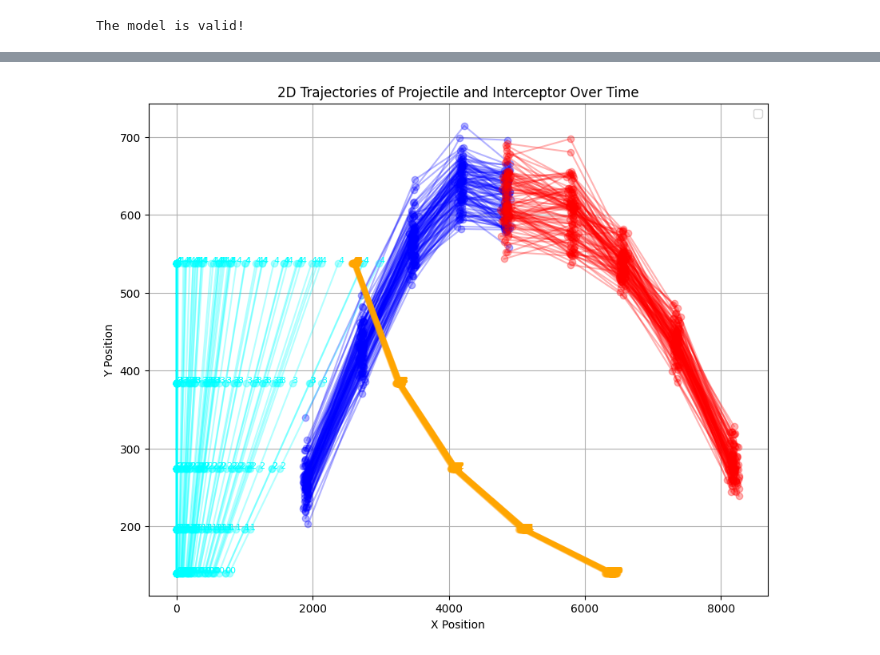
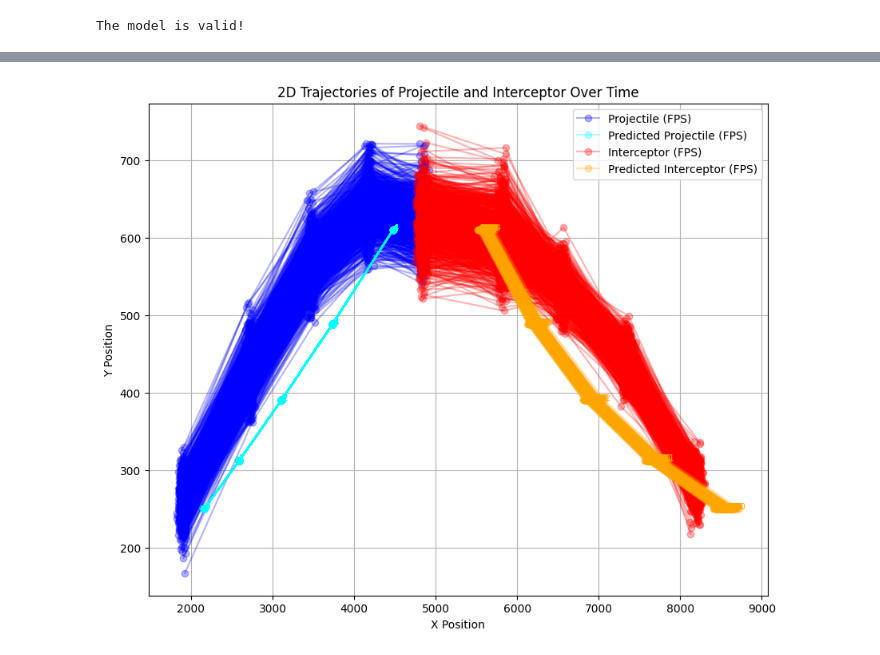
Before and after one commit to SuvarnPillay/Research-Project, a Jupyter notebook: PHASE_4/code/3 - learned_model_imperfect_info.ipynb, the cells around one changed output, grey strips where cells are left out. Saved outputs shown, nothing was run; the diff lists cells and outputs as text; code cells hidden in the pictures.

```diff
--- a/PHASE_4/code/3 - learned_model_imperfect_info.ipynb
+++ b/PHASE_4/code/3 - learned_model_imperfect_info.ipynb
@@ -203,8 +207,11 @@ def fit_cpd_for_node(node, parents, data):
 
 
 
-
-data = pd.read_csv('trajectory_data.csv')
+all_data = pd.read_csv('trajectory_data.csv')
+# Fit the CPDs and measure time
+start_train_time = time.time()
+# data = all_data.iloc[:100000]
+data = all_data
 
 # Assuming you have a pandas DataFrame `data` with all necessary columns.
 for i in range(6):
@@ -250,6 +257,9 @@ for i in range(6):
     # Add fitted CPDs to the network
     # GT.add_cpds(cpd_I_FP_x, cpd_I_FP_y, cpd_I_V, cpd_I_IP_x, cpd_I_IP_y)
     GT.add_cpds(cpd_I_V, cpd_I_IP_x, cpd_I_IP_y)
+
+end_train_time = time.time()
+train_time = end_train_time - start_train_time
 # %% [output]
 Fitting CPD for node: P_V0
 Parents: ['P_FP_x0', 'P_FP_y0']
@@ -315,12 +325,13 @@ def predict_with_linear_gaussian_cpd(evidence, cpd, current_node):
                 ip_x = max(ip_x,0)
                 ip_y = max(ip_y,0)
                 velocity = evidence.get(f'P_V{time_slice}', 0) if current_node.startswith('P') else evidence.get(f'I_V{time_slice}', 0)
-
+                if ip_x < 1500:
+                    ip_x = 1500
 
 
                 # Estimate the final position (this estimation can be modified based on the motion model)
                 # predicted_value = (200 + time_slice*900 if 'x' in current_node else 100*time_slice + 200) if current_node.startswith('P') else (10000 - time_slice*900 if 'x' in current_node else 100*time_slice + 200)
-                predicted_value = (1.4*ip_x if 'x' in current_node else 100) if current_node.startswith('P') else (0.8*ip_x if 'x' in current_node else 100)
+                predicted_value = (1.2*ip_x if 'x' in current_node else 200) if current_node.startswith('P') else (0.95*ip_x if 'x' in current_node else 200)
             else:
                 # Use the initial position, velocity and previous final to estimate final position
                 ip_x = evidence.get(f'P_IP_x{time_slice}', 0) if current_node.startswith('P') else evidence.get(f'I_IP_x{time_slice}', 0)
@@ -335,7 +346,7 @@ def predict_with_linear_gaussian_cpd(evidence, cpd, current_node):
 
                 # Estimate the final position (this estimation can be modified based on the motion model)
                 # predicted_value = (200 + time_slice*900  if 'x' in current_node else 100*time_slice + 200) if current_node.startswith('P') else (10000 - time_slice*900 if 'x' in current_node else 100*time_slice + 200)
-                predicted_value = (1.4*fp_x if 'x' in current_node else 1.4*fp_y) if current_node.startswith('P') else (0.8*fp_x if 'x' in current_node else 1.4*fp_y)
+                predicted_value = (0.7*fp_x + 0.5*ip_x if 'x' in current_node else 1.25*fp_y) if current_node.startswith('P') else (0.9*fp_x if 'x' in current_node else 1.25*fp_y)
 
             if current_node.startswith('P'):
                 print(f"Timeslice: {time_slice}")
@@ -374,6 +385,8 @@ def predict_with_linear_gaussian_cpd(evidence, cpd, current_node):
     )
     return predicted_mean
 
+# Perform inference and measure time
+start_inference_time = time.time()
 # List to store predictions for each row in test_data
 predictions = []
 
@@ -521,6 +534,10 @@ for index, row in test_data.iterrows():
     # Append predictions for this row
     predictions.append(row_predictions)
 
+# Perform inference as per your existing logic here...
+end_inference_time = time.time()
+inference_time = end_inference_time - start_inference_time
+
 # Convert predictions to a DataFrame for easier analysis
 predictions_df = pd.DataFrame(predictions)
 
@@ -720,19 +765,25 @@ def plot_2d_trajectories(data, x_columns, y_columns, label, color, mean=False):
         for i in range(len(data)):
             x_values = data.loc[i, x_columns]
             y_values = data.loc[i, y_columns]
-            plt.plot(x_values, y_values, marker='o', color=color, alpha=0.3)  # Use alpha for transparency
-
+            # Only add label to the first line to avoid duplicates in legend
+            if i == 0:
+                plt.plot(x_values, y_values, marker='o', color=color, alpha=0.3, label=label)
+            else:
+                plt.plot(x_values, y_values, marker='o', color=color, alpha=0.3)
 
 # Function to handle predicted data (from the predictions list)
 def plot_predicted_trajectories(predictions, x_columns, y_columns, label, color):
     for i in range(len(predictions)):
         x_values = [predictions[i][col] for col in x_columns]
         y_values = [predictions[i][col] for col in y_columns]
-        plt.plot(x_values, y_values, marker='o', color=color, alpha=0.3)  # Use alpha for transparency
+        # Only add label to the first line to avoid duplicates in legend
+        if i == 0:
+            plt.plot(x_values, y_values, marker='o', color=color, alpha=0.3, label=label)
+        else:
+            plt.plot(x_values, y_values, marker='o', color=color, alpha=0.3)
         # Optionally annotate each point with the corresponding time slice
         for j in range(len(x_values)):
             plt.text(x_values[j], y_values[j], f'{j}', fontsize=8, color=color)
-
 
 # Define the columns for FPS and IPS (both X and Y positions) for projectiles and interceptors
 projectile_fps_x = [f'P_FP_x{i}' for i in range(1, 6)]  # Time slices 1 to 5
@@ -740,40 +791,35 @@ projectile_fps_y = [f'P_FP_y{i}' for i in range(1, 6)]
 interceptor_fps_x = [f'I_FP_x{i}' for i in range(1, 6)]
 interceptor_fps_y = [f'I_FP_y{i}' for i in range(1, 6)]
 
 projectile_ips_x = [f'P_IP_x{i}' for i in range(6)]  # Time slices 0 to 5
 projectile_ips_y = [f'P_IP_y{i}' for i in range(6)]
 interceptor_ips_x = [f'I_IP_x{i}' for i in range(6)]
 interceptor_ips_y = [f'I_IP_y{i}' for i in range(6)]
 
 # Plot the X and Y 2D trajectory for both projectile and interceptor
 plt.figure(figsize=(10, 8))
 plt.title('2D Trajectories of Projectile and Interceptor Over Time')
 plt.xlabel('X Position')
 plt.ylabel('Y Position')
 
 # Plot true projectile trajectory (FPS)
 plot_2d_trajectories(test_data, projectile_fps_x, projectile_fps_y, "Projectile (FPS)", "blue")
 
 # Plot predicted projectile trajectory (FPS)
 plot_predicted_trajectories(predictions, projectile_fps_x, projectile_fps_y, "Predicted Projectile (FPS)", "cyan")
 
 # Plot true interceptor trajectory (FPS)
 plot_2d_trajectories(test_data, interceptor_fps_x, interceptor_fps_y, "Interceptor (FPS)", "red")
 
 # Plot predicted interceptor trajectory (FPS)
 plot_predicted_trajectories(predictions, interceptor_fps_x, interceptor_fps_y, "Predicted Interceptor (FPS)", "orange")
 
-# # Plot true projectile trajectory (IPS)
-# plot_2d_trajectories(test_data, projectile_ips_x, projectile_ips_y, "Projectile (IPS)", "#add8e6", mean=True)
-
-# # Plot true interceptor trajectory (IPS)
-# plot_2d_trajectories(test_data, interceptor_ips_x, interceptor_ips_y, "Interceptor (IPS)", "#FF7F7F", mean=True)
-
+# Show legend
 plt.legend()
 plt.grid(True)
 plt.show()
 # %% [output]
-[figure, old version]
+[figure, new version]
 # %%
 import matplotlib.pyplot as plt
 
```
Also changed, not shown: parts of 6 cells of this notebook, 23 other files.
